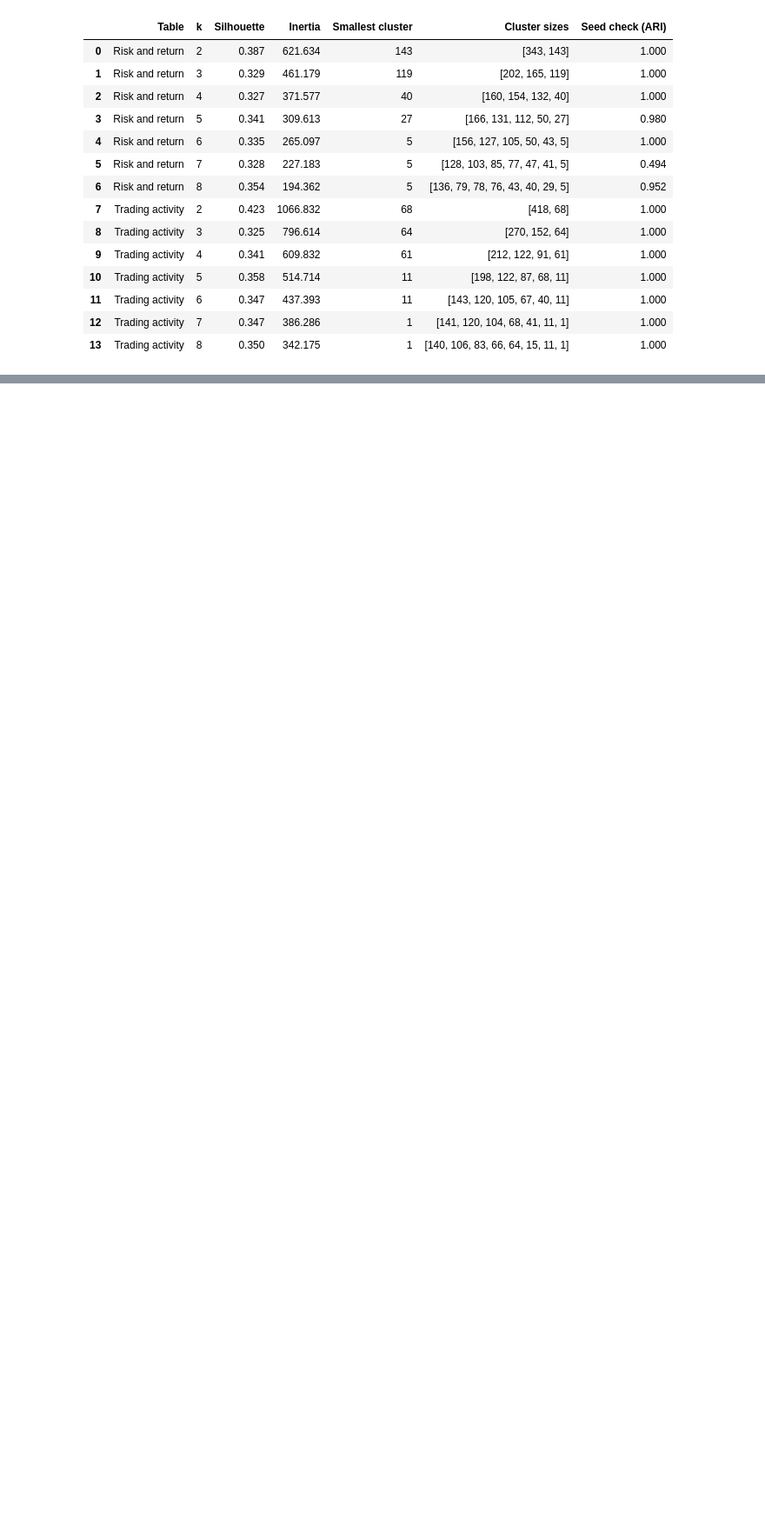
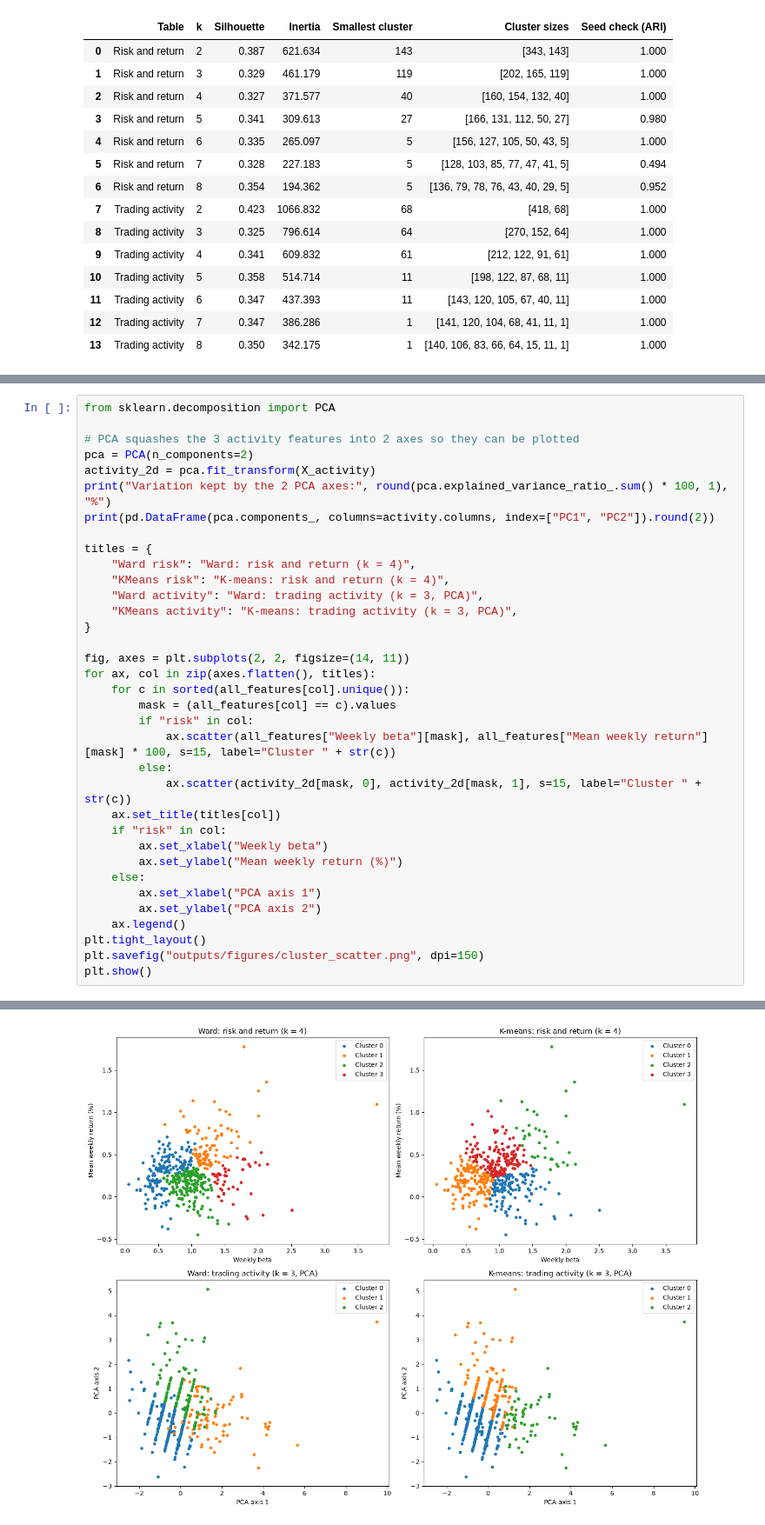
Before and after one commit to zafar-m3n/crm-coursework-stock-clusters, a Jupyter notebook: CRM Assignment - Grouping S&P 500 Stocks.ipynb, the cells around one changed output, grey strips where cells are left out. Shown at 87% size. Cells and saved outputs as stored; diff of their text form; blank space fills up the shorter version.

Commit message:
Add final clusters (risk k=4, activity k=3), profiles, 2D plots and Ward vs K-means comparison

```diff
--- a/CRM Assignment - Grouping S&P 500 Stocks.ipynb
+++ b/CRM Assignment - Grouping S&P 500 Stocks.ipynb
@@ -600,0 +655,36 @@ kmeans_results.round(3)
+# %%
+from sklearn.decomposition import PCA
+
+# PCA squashes the 3 activity features into 2 axes so they can be plotted
+pca = PCA(n_components=2)
+activity_2d = pca.fit_transform(X_activity)
+print("Variation kept by the 2 PCA axes:", round(pca.explained_variance_ratio_.sum() * 100, 1), "%")
+print(pd.DataFrame(pca.components_, columns=activity.columns, index=["PC1", "PC2"]).round(2))
+
+titles = {
+    "Ward risk": "Ward: risk and return (k = 4)",
+    "KMeans risk": "K-means: risk and return (k = 4)",
+    "Ward activity": "Ward: trading activity (k = 3, PCA)",
+    "KMeans activity": "K-means: trading activity (k = 3, PCA)",
+}
+
+fig, axes = plt.subplots(2, 2, figsize=(14, 11))
+for ax, col in zip(axes.flatten(), titles):
+    for c in sorted(all_features[col].unique()):
+        mask = (all_features[col] == c).values
+        if "risk" in col:
+            ax.scatter(all_features["Weekly beta"][mask], all_features["Mean weekly return"][mask] * 100, s=15, label="Cluster " + str(c))
+        else:
+            ax.scatter(activity_2d[mask, 0], activity_2d[mask, 1], s=15, label="Cluster " + str(c))
+    ax.set_title(titles[col])
+    if "risk" in col:
+        ax.set_xlabel("Weekly beta")
+        ax.set_ylabel("Mean weekly return (%)")
+    else:
+        ax.set_xlabel("PCA axis 1")
+        ax.set_ylabel("PCA axis 2")
+    ax.legend()
+plt.tight_layout()
+plt.savefig("outputs/figures/cluster_scatter.png", dpi=150)
+plt.show()
+# %% [output]
@@ -600,0 +695 @@ kmeans_results.round(3)
+[figure, added]
```
Also changed, not shown: parts of 4 cells of this notebook, 3 other files.
